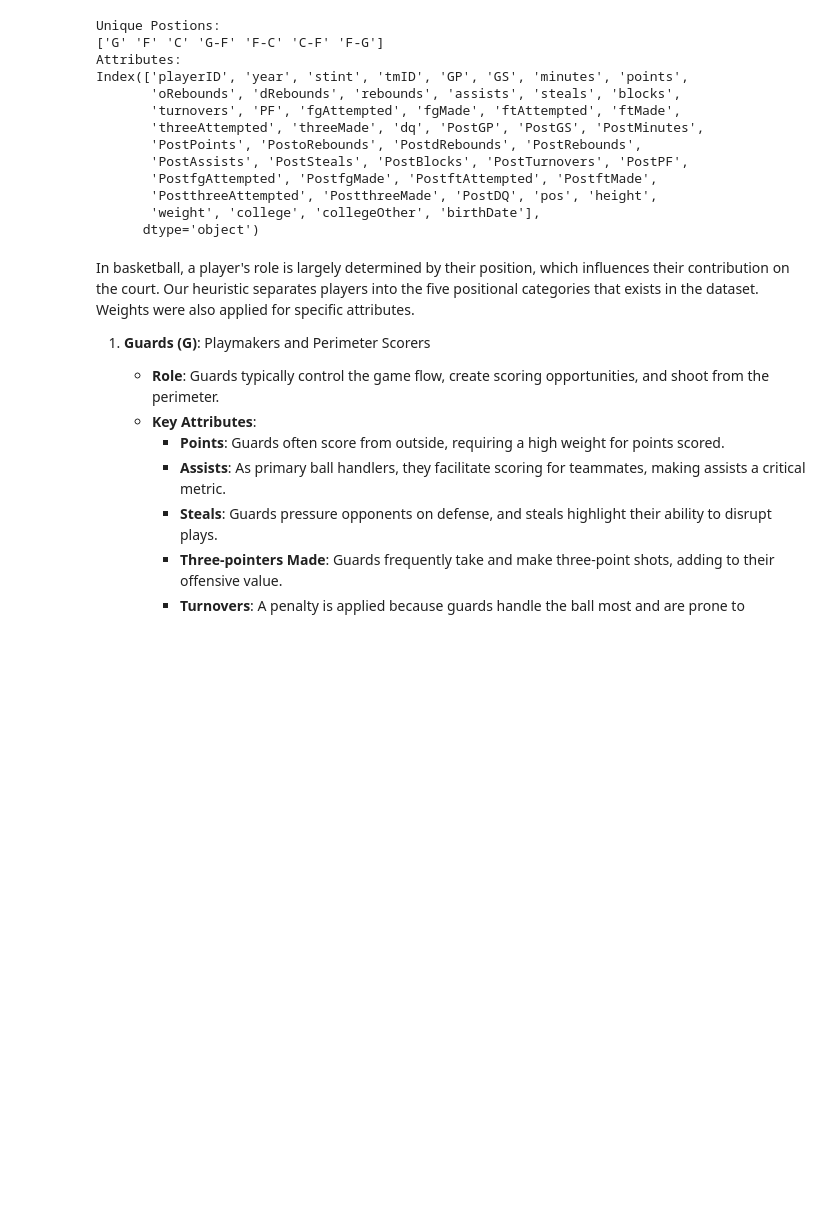
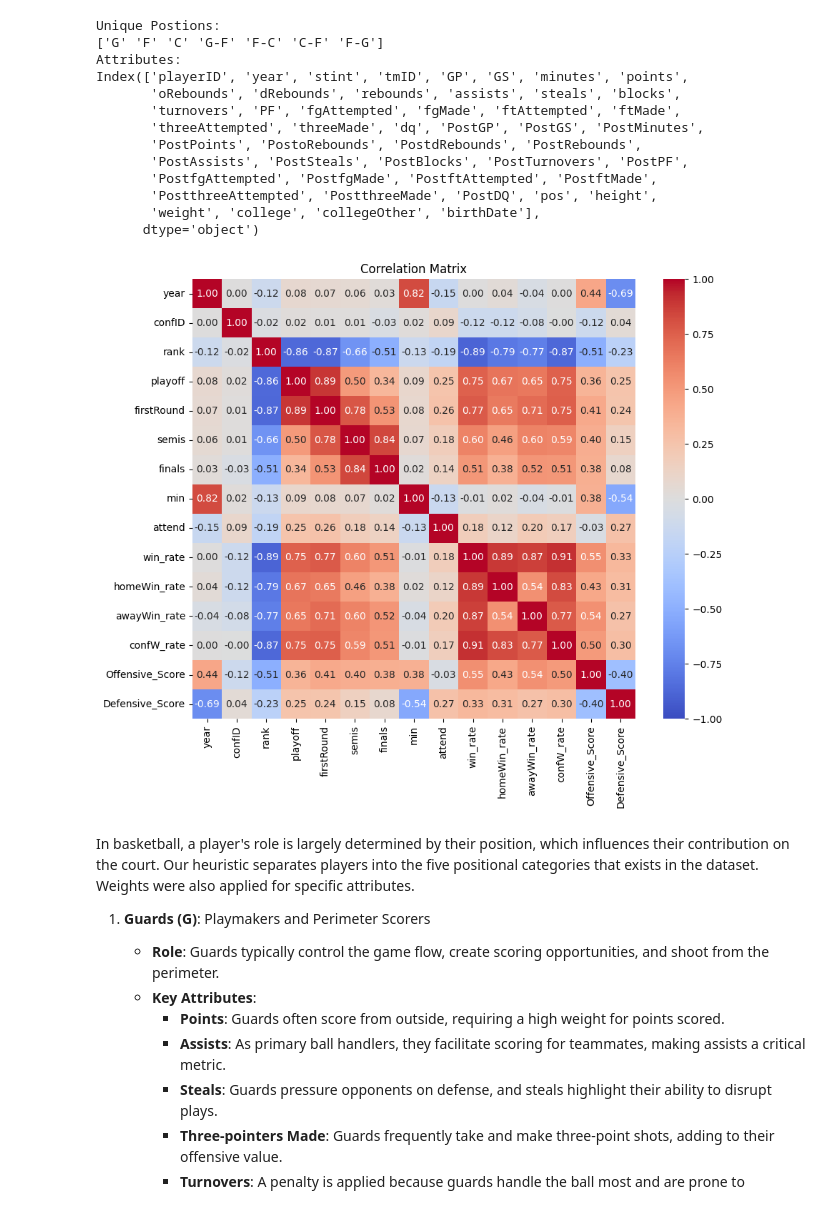
Before and after one commit to marisaazevedo/WNBA_playoffs_qualification_Predictor, a Jupyter notebook: pipeline.ipynb, the cells around one changed output. Saved outputs shown, nothing was run; the diff lists cells and outputs as text; code cells hidden in the pictures; blank space fills up the shorter version.

```diff
--- a/pipeline.ipynb
+++ b/pipeline.ipynb
@@ -53,6 +54,10 @@ Index(['playerID', 'year', 'stint', 'tmID', 'GP', 'GS', 'minutes', 'points',
        'PostthreeAttempted', 'PostthreeMade', 'PostDQ', 'pos', 'height',
        'weight', 'college', 'collegeOther', 'birthDate'],
       dtype='object')
+# %%
+splot.plot_correlation_matrix(df_data['teams'])
+# %% [output]
+[figure, added]
 # %% [markdown]
 In basketball, a player's role is largely determined by their position, which influences their contribution on the court. Our heuristic separates players into the five positional categories that exists in the dataset. Weights were also applied for specific attributes.
 
```
Also changed, not shown: parts of 17 cells of this notebook, 4 other files.
